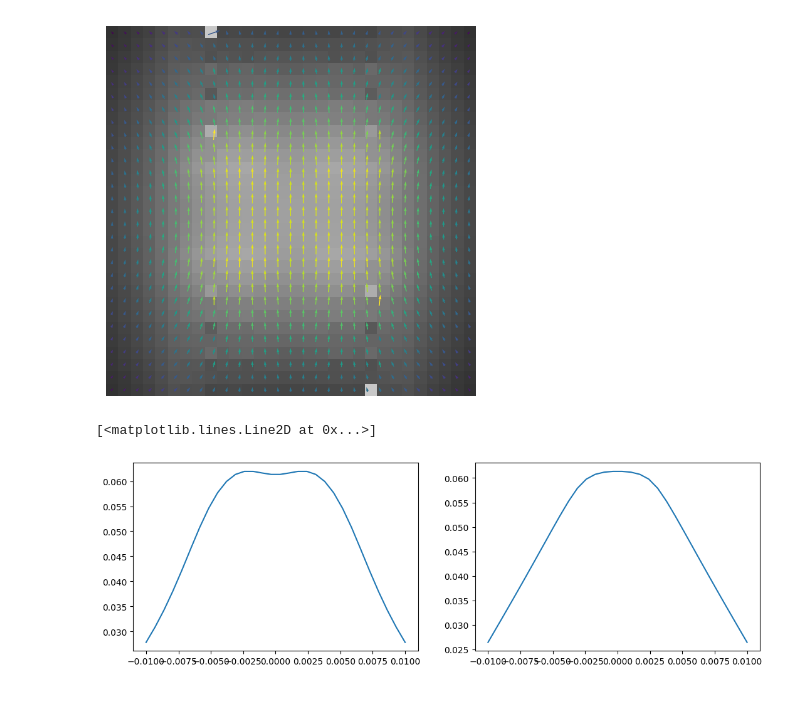
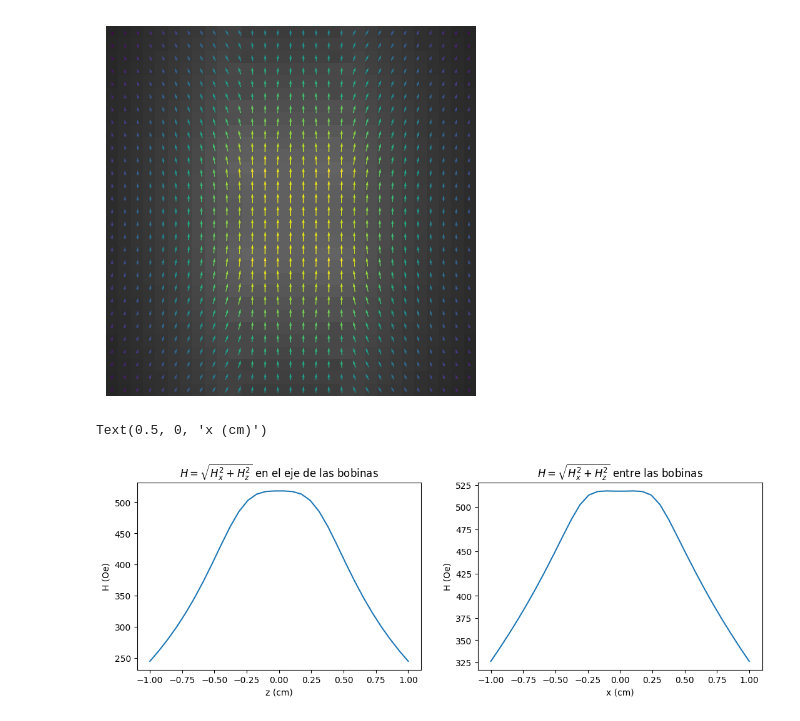
Before and after one commit to PabloDome/Microcopio, a Jupyter notebook: BobinasHemholtz.ipynb, the cells around one changed output. Saved outputs shown, nothing was run; the diff lists cells and outputs as text; code cells hidden in the pictures.

```diff
--- a/BobinasHemholtz.ipynb
+++ b/BobinasHemholtz.ipynb
@@ -7,8 +7,8 @@ import matplotlib.pyplot as plt
 # Tomo el eje z como el eje de las espiras
 
 e = 0.05/100 # Diametro del alambre en m
-N_bob = 30 # Cantidad de espiras en el plano xy
-N_z = 10 # Cantidad de espiras en el eje z
+N_bob = 60 # Cantidad de espiras en el plano xy
+N_z = 5 # Cantidad de espiras en el eje z
 Rad_bob = 0.3/100 # Radio de la bobina interna en m
 Pos_max = 2/100 #Distancia maxima de zoneo en m
 Tam = 30 #Tamaño de la discretización del espacio
@@ -42,7 +42,7 @@ def BS_z(ang, r_bob, r, Radio_bob):
 
 def BitSabart(I, r, r_bob, Radio_bob): #Es necesario que Radio_bob este en m
   # Por practicidad voy a calcular el campo en xz, pero agregando la linea comentada se puede hacer en 3d
-  C = 10**(-7)*I*Radio_bob
+  C = 10000*10**(-7)*I*Radio_bob
   theta = np.linspace(0, 2*np.pi, num=500, endpoint=True) # num es la cantidad de divisiones de integración
 
   Bx = C*np.trapz(BS_x(theta, r_bob, r, Radio_bob),theta)
@@ -80,48 +80,51 @@ def Bobina():
 
   return B_x, B_z
 
-def Espira_solucion_Analitica_ejeZ(eje):
+def Espira_solucion_Analitica_ejeZ(eje): # esto es solo para chequear en caso de dudas
   Bz_ideal = eje*0
-  C = 10**(-7)*I*Rad_bob*Rad_bob*4*np.pi*0.5
+  C = 10000*10**(-7)*I*Rad_bob*Rad_bob*4*np.pi*0.5
 
   for i in range(len(eje)):
     Bz_ideal[i] = C/(((Rad_bob**2)+((eje[i]-Rad_bob*0.5)**2))**1.5)
 
   return Bz_ideal
 
 B_x, B_z = Bobina()
 
 B_x = np.nan_to_num(B_x)
 B_z = np.nan_to_num(B_z)
 
 for i in range(Tam):
   for j in range(Tam):
     Btot_x[i,j] = B_x[i,j] + B_x[Tam-i-1,Tam-j-1]
     Btot_z[i,j] = B_z[i,j] + B_z[Tam-i-1,Tam-j-1]
 
 
 Int_Campo = np.sqrt(Btot_x*Btot_x+Btot_z*Btot_z)
 z, x = np.meshgrid(np.linspace(0, Tam, Tam), np.linspace(0, Tam, Tam))
 plt.quiver(z, x, Btot_x, Btot_z, np.arctan(Btot_z/np.max(Btot_z)), pivot='mid',color='g')
-plt.imshow(abs(Int_Campo*150/np.max(Int_Campo)), cmap='gray', vmin=0, vmax=255)
+plt.imshow(abs(Int_Campo*100/np.max(Int_Campo)), cmap='gray', vmin=0, vmax=255)
 plt.axis('off')
 plt.show()
 
 fig = plt.figure()
 fig.set_size_inches(10, 3)
 fig.subplots_adjust(left = 0.0, right=1.0, bottom=0.0, top=1.0, hspace = 0.0, wspace = 0.2)
 
 Posicion = (z[int(Tam/2),:]-Tam/2)*Pos_max/Tam
 
 plt.subplot(1,2,1)
-plt.plot(Posicion, Btot_z[int(Tam/2),:])
-#plt.plot(Posicion,Espira_solucion(Posicion), 'ro')
-#plt.plot((z[int(Tam/2),int(Tam/2)]-Tam/2)*Pos_max/Tam, Btot_z[int(Tam/2),int(Tam/2)],'ro')
+plt.plot(Posicion*100, Int_Campo[int(Tam/2),:])
+plt.title('$H=\sqrt{H_x ^2 + H_z ^2}$ en el eje de las bobinas')
+plt.ylabel('H (Oe)')
+plt.xlabel('z (cm)')
 
 plt.subplot(1,2,2)
-plt.plot((x[:,int(Tam/2)]-Tam/2)*Pos_max/Tam, Btot_z[:,int(Tam/2)])
-#plt.plot((z[int(Tam/2),int(Tam/2)]-Tam/2)*Pos_max/Tam, Btot_z[int(Tam/2),int(Tam/2)],'ro')
+plt.plot(Posicion*100, Int_Campo[:,int(Tam/2)])
+plt.title('$H=\sqrt{H_x ^2 + H_z ^2}$ entre las bobinas')
+plt.ylabel('H (Oe)')
+plt.xlabel('x (cm)')
 # %% [output]
-[figure, old version]
+[figure, new version]
-[<matplotlib.lines.Line2D at 0x...>]
+Text(0.5, 0, 'x (cm)')
-[figure, old version]
+[figure, new version]
```
